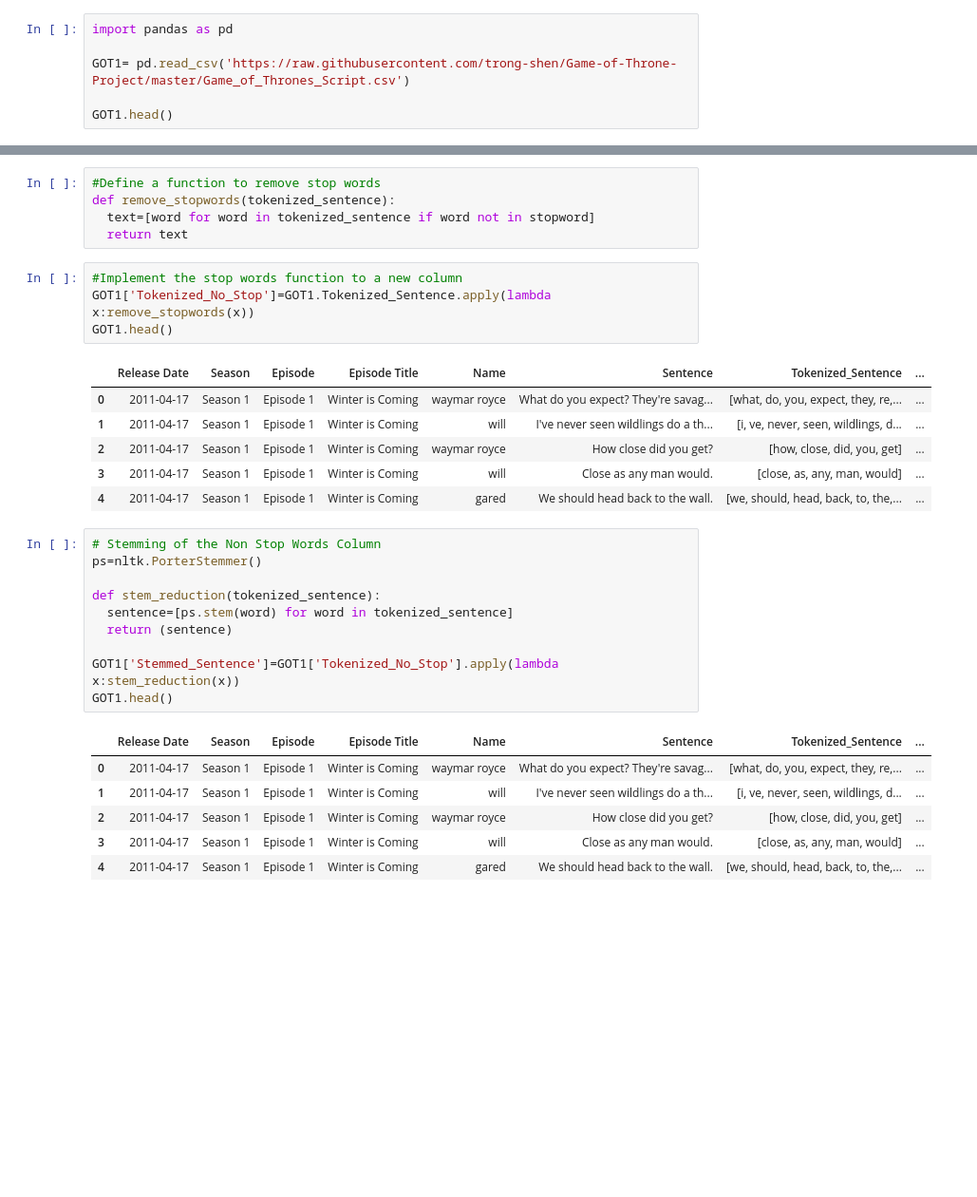
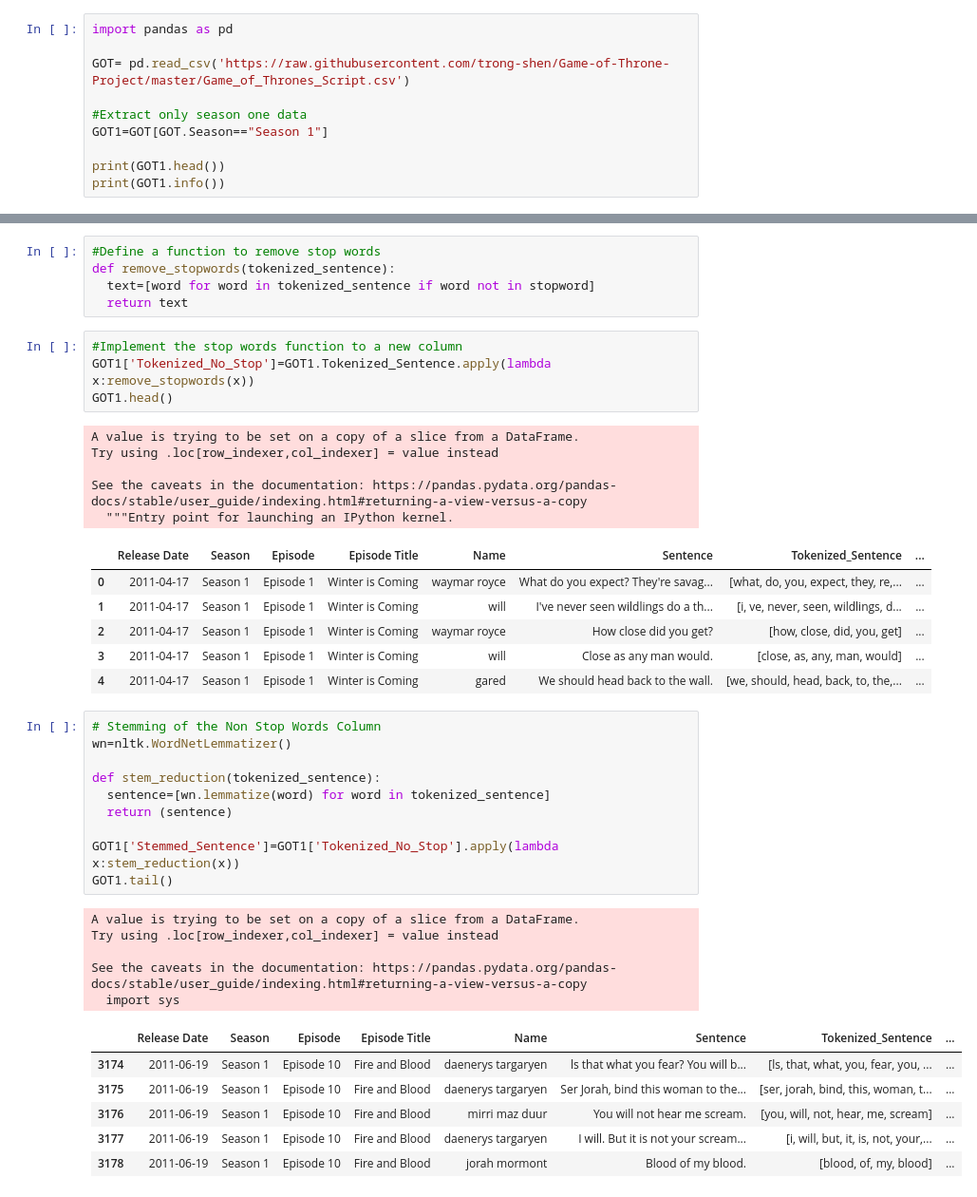
Before and after one commit to trong-shen/Game-of-Throne-Project, a Jupyter notebook: GOT_Project.ipynb, the cells around one changed output, grey strips where cells are left out. Shown: that part at 95% size. Saved outputs shown, nothing was run; the diff lists cells and outputs as text; blank space fills up the shorter version.

```diff
--- a/GOT_Project.ipynb
+++ b/GOT_Project.ipynb
@@ -5,7 +5,11 @@ Load the CSV file from Github
 # %%
 import pandas as pd
 
-GOT1= pd.read_csv('https://raw.githubusercontent.com/trong-shen/Game-of-Throne-Project/master/Game_of_Thrones_Script.csv')
+GOT= pd.read_csv('https://raw.githubusercontent.com/trong-shen/Game-of-Throne-Project/master/Game_of_Thrones_Script.csv')
 
-GOT1.head()
+#Extract only season one data
+GOT1=GOT[GOT.Season=="Season 1"]
+
+print(GOT1.head())
+print(GOT1.info())
 # %% [output]
@@ -44,6 +82,11 @@ def remove_stopwords(tokenized_sentence):
 GOT1['Tokenized_No_Stop']=GOT1.Tokenized_Sentence.apply(lambda x:remove_stopwords(x))
 GOT1.head()
 # %% [output]
+A value is trying to be set on a copy of a slice from a DataFrame.
+Try using .loc[row_indexer,col_indexer] = value instead
+
+See the caveats in the documentation: https://pandas.pydata.org/pandas-docs/stable/user_guide/indexing.html#returning-a-view-versus-a-copy
+  """Entry point for launching an IPython kernel.
 |  | Release Date | Season | Episode | Episode Title | Name | Sentence | Tokenized_Sentence | ... |
 | 0 | 2011-04-17 | Season 1 | Episode 1 | Winter is Coming | waymar royce | What do you expect? They're savag... | [what, do, you, expect, they, re,... | ... |
 | 1 | 2011-04-17 | Season 1 | Episode 1 | Winter is Coming | will | I've never seen wildlings do a th... | [i, ve, never, seen, wildlings, d... | ... |
@@ -52,18 +95,23 @@ GOT1.head()
 | 4 | 2011-04-17 | Season 1 | Episode 1 | Winter is Coming | gared | We should head back to the wall. | [we, should, head, back, to, the,... | ... |
 # %%
 # Stemming of the Non Stop Words Column
-ps=nltk.PorterStemmer()
+wn=nltk.WordNetLemmatizer()
 
 def stem_reduction(tokenized_sentence):
-  sentence=[ps.stem(word) for word in tokenized_sentence]
+  sentence=[wn.lemmatize(word) for word in tokenized_sentence]
   return (sentence)
 
 GOT1['Stemmed_Sentence']=GOT1['Tokenized_No_Stop'].apply(lambda x:stem_reduction(x))
-GOT1.head()
+GOT1.tail()
 # %% [output]
+A value is trying to be set on a copy of a slice from a DataFrame.
+Try using .loc[row_indexer,col_indexer] = value instead
+
+See the caveats in the documentation: https://pandas.pydata.org/pandas-docs/stable/user_guide/indexing.html#returning-a-view-versus-a-copy
+  import sys
 |  | Release Date | Season | Episode | Episode Title | Name | Sentence | Tokenized_Sentence | ... |
-| 0 | 2011-04-17 | Season 1 | Episode 1 | Winter is Coming | waymar royce | What do you expect? They're savag... | [what, do, you, expect, they, re,... | ... |
-| 1 | 2011-04-17 | Season 1 | Episode 1 | Winter is Coming | will | I've never seen wildlings do a th... | [i, ve, never, seen, wildlings, d... | ... |
-| 2 | 2011-04-17 | Season 1 | Episode 1 | Winter is Coming | waymar royce | How close did you get? | [how, close, did, you, get] | ... |
-| 3 | 2011-04-17 | Season 1 | Episode 1 | Winter is Coming | will | Close as any man would. | [close, as, any, man, would] | ... |
-| 4 | 2011-04-17 | Season 1 | Episode 1 | Winter is Coming | gared | We should head back to the wall. | [we, should, head, back, to, the,... | ... |
+| 3174 | 2011-06-19 | Season 1 | Episode 10 | Fire and Blood | daenerys targaryen | ls that what you fear? You will b... | [ls, that, what, you, fear, you, ... | ... |
+| 3175 | 2011-06-19 | Season 1 | Episode 10 | Fire and Blood | daenerys targaryen | Ser Jorah, bind this woman to the... | [ser, jorah, bind, this, woman, t... | ... |
+| 3176 | 2011-06-19 | Season 1 | Episode 10 | Fire and Blood | mirri maz duur | You will not hear me scream. | [you, will, not, hear, me, scream] | ... |
+| 3177 | 2011-06-19 | Season 1 | Episode 10 | Fire and Blood | daenerys targaryen | I will. But it is not your scream... | [i, will, but, it, is, not, your,... | ... |
+| 3178 | 2011-06-19 | Season 1 | Episode 10 | Fire and Blood | jorah mormont | Blood of my blood. | [blood, of, my, blood] | ... |
```
Also changed, not shown: parts of 3 cells of this notebook.
